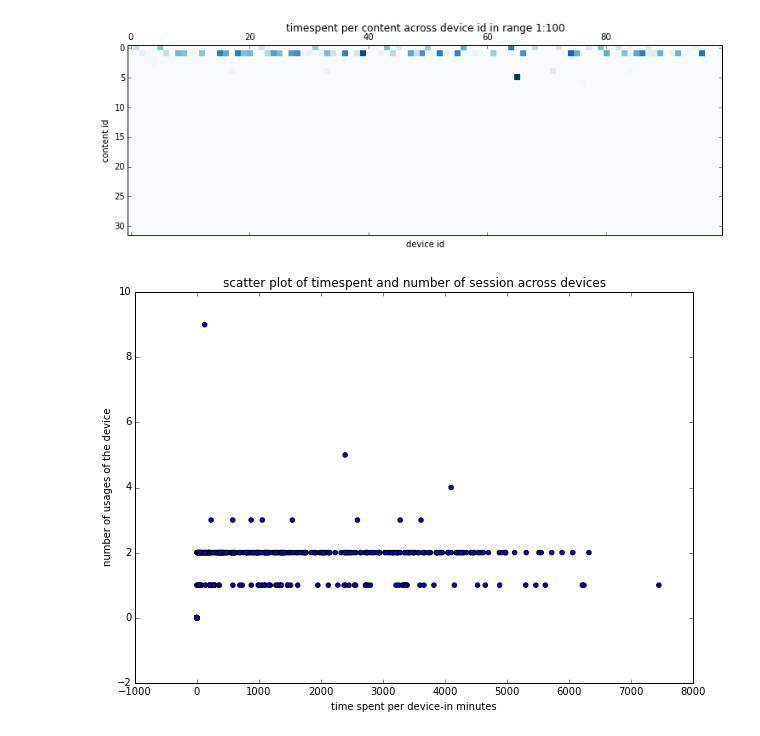
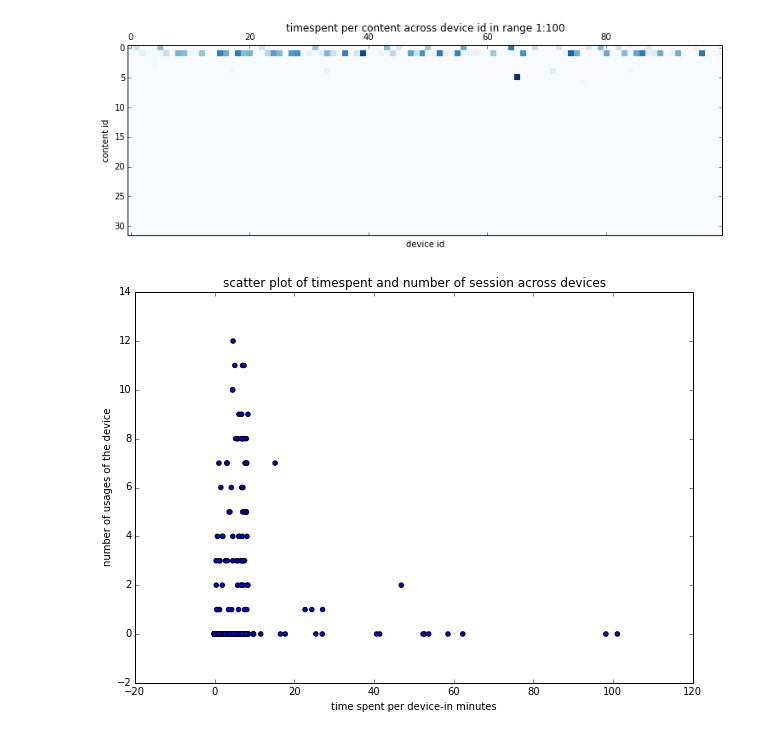
Before and after one commit to project-sunbird/sunbird-analytics, a Jupyter notebook: platform-scripts/VidyaVani/ContentUsageReportProd.ipynb, the cells around one changed output. Drawn from its saved outputs; the diff is of its cells as text; code cells hidden in the pictures.

Commit message:
production content model included

```diff
--- a/platform-scripts/VidyaVani/ContentUsageReportProd.ipynb
+++ b/platform-scripts/VidyaVani/ContentUsageReportProd.ipynb
@@ -100,6 +100,16 @@ cid_used
  u'org.ekstep.Thetreehindi',
  u'org.ekstep.story.ka.elephant',
  u'org.ekstep.prathamhindi2']
+# %%
+#outliers in time
+
+time_ondevice=np.zeros(len(resp))
+index=np.zeros(len(resp))
+for num_did in range(0,len(resp)):
+    time_ondevice[num_did]=(resp[num_did]['timespent'])
+    index[num_did]=(num_did)
+outlier_cuttoff=np.percentile(time_ondevice, 99.5)
+outlier=index[time_ondevice>outlier_cuttoff]
 # %%
 #calculating content usage on device and timespent on each content
 
@@ -112,7 +122,7 @@ for i in range(0,len(cid_used)):
     #cids[i]=resp2['result']['contents'][i]['identifier']
     for num_did in range(1,len(resp)):
         #outliers removed
-        if ((resp[num_did]['content']!=None)&(num_did!=160)&(num_did!=229)&(num_did!=357)):
+        if ((resp[num_did]['content']!=None)&(num_did not in outlier)):
             if any(cid_used[i] in k for k in resp[num_did]['content']):
                 p.append([num_did,i])
                 content_dev_usage[num_did][i]=content_dev_usage[num_did][i]+1
@@ -161,11 +172,11 @@ plt.close()
 [figure]
 # %%
 plt.figure(figsize=(10,7))
-plt.scatter(timePerDid,sessionPerDid)
+plt.scatter(timePerDid/60,sessionPerDid)
 plt.xlabel('time spent per device-in minutes')
 plt.ylabel('number of usages of the device')
 plt.title('scatter plot of timespent and number of session across devices')
 plt.show()
 plt.close()
 # %% [output]
-[figure, old version]
+[figure, new version]
```
Also changed, not shown: parts of 5 cells of this notebook.
